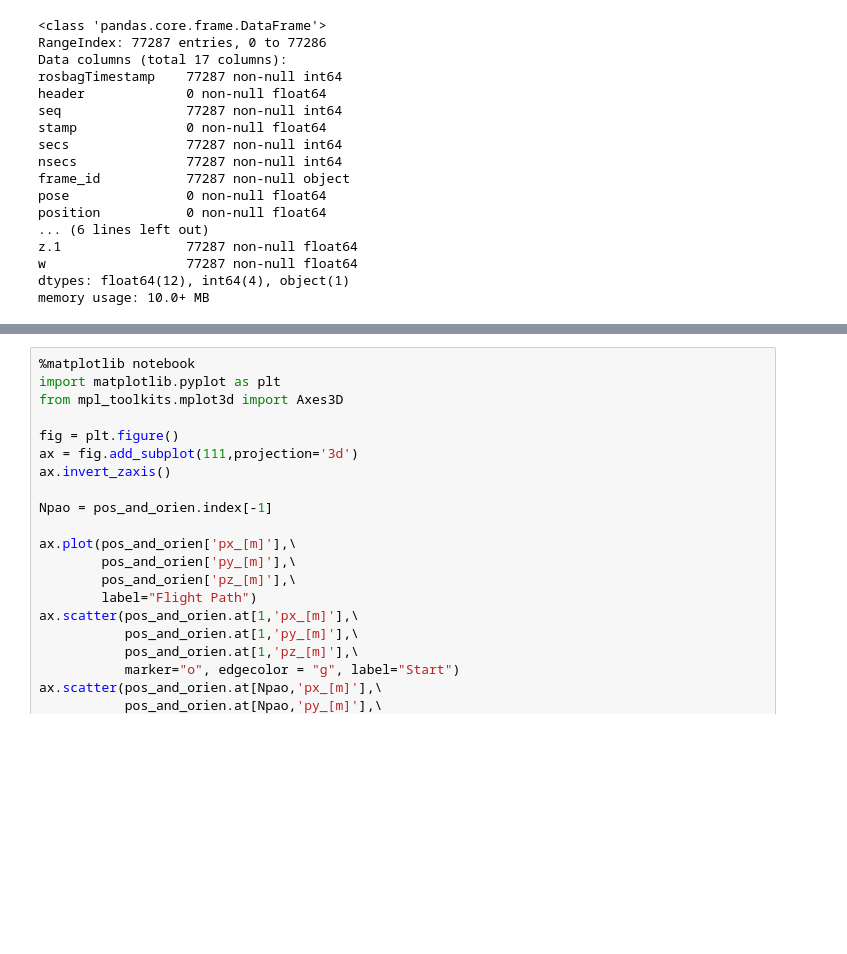
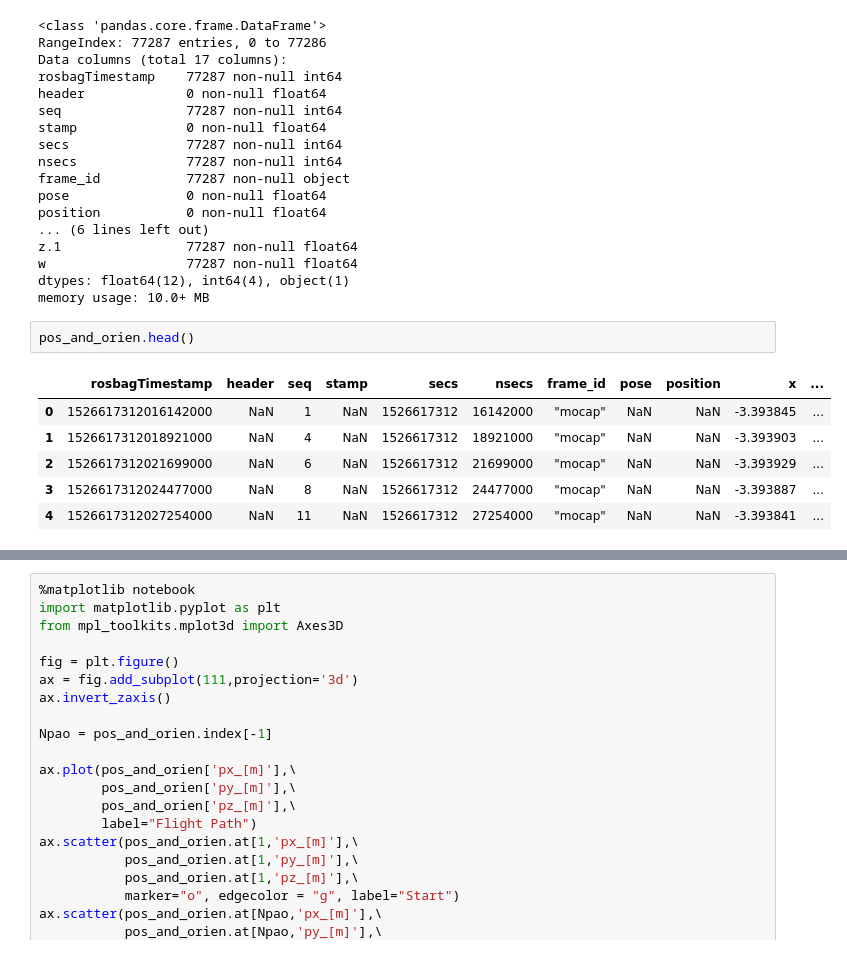
Before and after one commit to p678m854/EECS-Masters, a Jupyter notebook: notebooks/Blackbird Dataset.ipynb, the cells around one changed output, grey strips where cells are left out. Cells and saved outputs as stored; diff of their text form; blank space fills up the shorter version.

```diff
--- a/notebooks/Blackbird Dataset.ipynb
+++ b/notebooks/Blackbird Dataset.ipynb
@@ -43,6 +45,15 @@ z.1                77287 non-null float64
 w                  77287 non-null float64
 dtypes: float64(12), int64(4), object(1)
 memory usage: 10.0+ MB
+# %%
+pos_and_orien.head()
+# %% [output]
+|  | rosbagTimestamp | header | seq | stamp | secs | nsecs | frame_id | pose | position | x | ... |
+| 0 | 1526617312016142000 | NaN | 1 | NaN | 1526617312 | 16142000 | "mocap" | NaN | NaN | -3.393845 | ... |
+| 1 | 1526617312018921000 | NaN | 4 | NaN | 1526617312 | 18921000 | "mocap" | NaN | NaN | -3.393903 | ... |
+| 2 | 1526617312021699000 | NaN | 6 | NaN | 1526617312 | 21699000 | "mocap" | NaN | NaN | -3.393929 | ... |
+| 3 | 1526617312024477000 | NaN | 8 | NaN | 1526617312 | 24477000 | "mocap" | NaN | NaN | -3.393887 | ... |
+| 4 | 1526617312027254000 | NaN | 11 | NaN | 1526617312 | 27254000 | "mocap" | NaN | NaN | -3.393841 | ... |
 # %%
 #Adjustments
 #Adjust timescale
```
Also changed, not shown: parts of 7 cells of this notebook.
